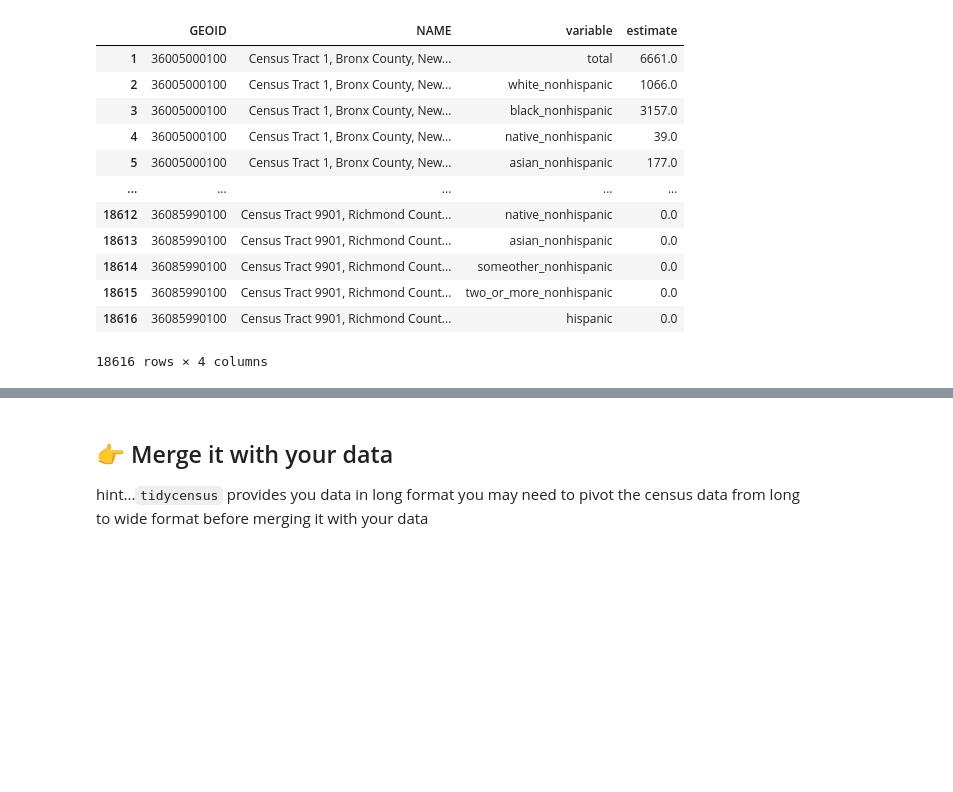
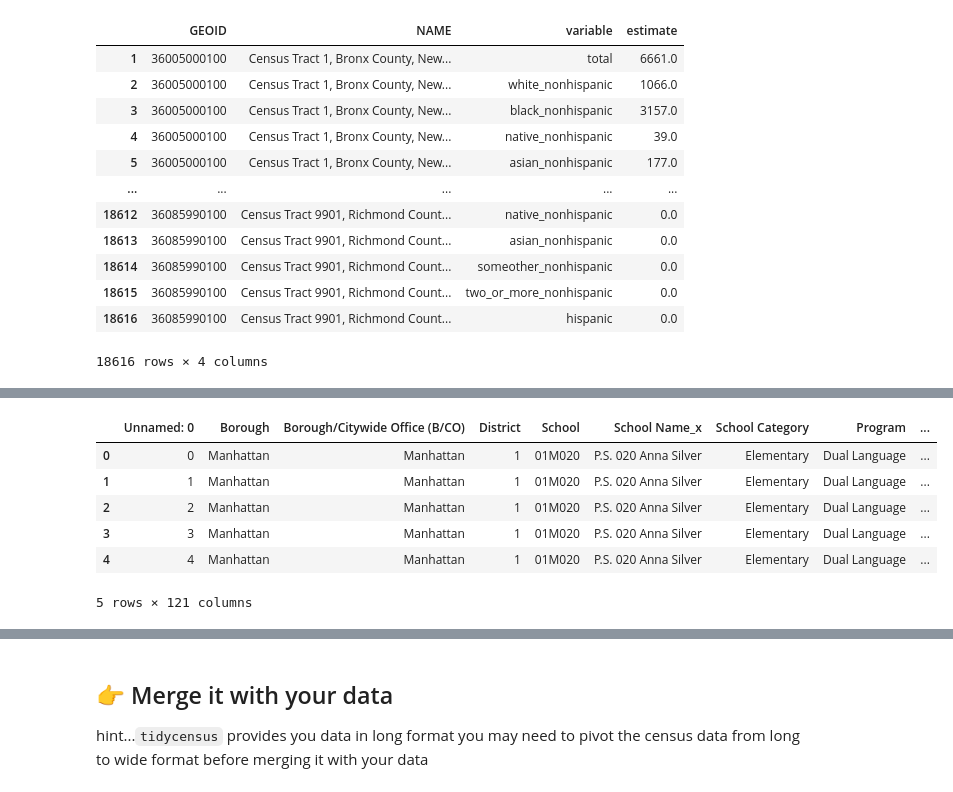
Before and after one commit to renatadaou/connect-to-census, a Jupyter notebook: merge-with-census.ipynb, the cells around one changed output, grey strips where cells are left out. Drawn from its saved outputs; the diff is of its cells as text; code cells hidden in the pictures; blank space fills up the shorter version.

```diff
--- a/merge-with-census.ipynb
+++ b/merge-with-census.ipynb
@@ -319 +321,12 @@ nyc_census_data
 # ℹ Use `print(n = ...)` to see more rows
+# %%
+df_merge2.head()
+#36061003001
+# %% [output]
+|  | Unnamed: 0 | Borough | Borough/Citywide Office (B/CO) | District | School | School Name_x | School Category | Program | ... |
+| 0 | 0 | Manhattan | Manhattan | 1 | 01M020 | P.S. 020 Anna Silver | Elementary | Dual Language | ... |
+| 1 | 1 | Manhattan | Manhattan | 1 | 01M020 | P.S. 020 Anna Silver | Elementary | Dual Language | ... |
+| 2 | 2 | Manhattan | Manhattan | 1 | 01M020 | P.S. 020 Anna Silver | Elementary | Dual Language | ... |
+| 3 | 3 | Manhattan | Manhattan | 1 | 01M020 | P.S. 020 Anna Silver | Elementary | Dual Language | ... |
+| 4 | 4 | Manhattan | Manhattan | 1 | 01M020 | P.S. 020 Anna Silver | Elementary | Dual Language | ... |
+5 rows × 121 columns
```
Also changed, not shown: parts of 6 cells of this notebook.
